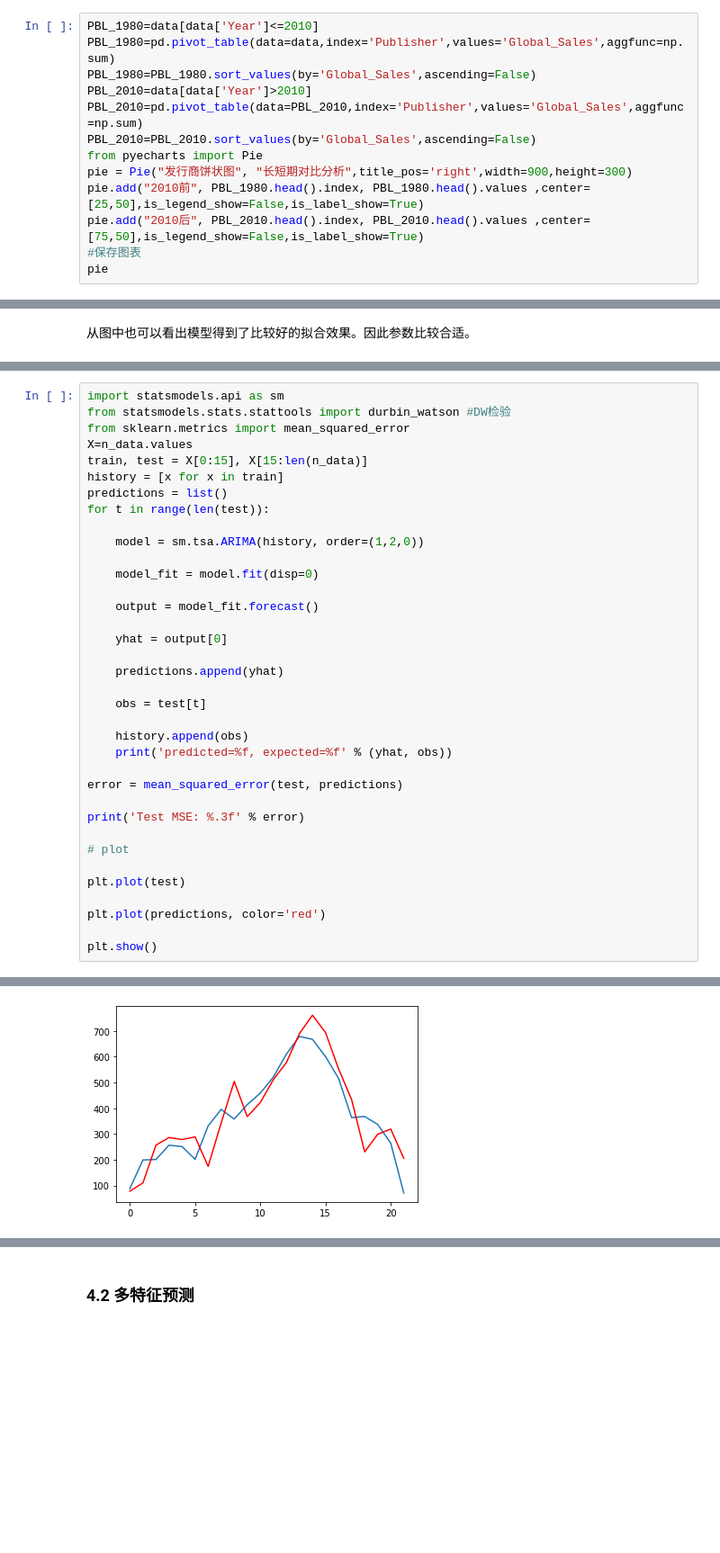
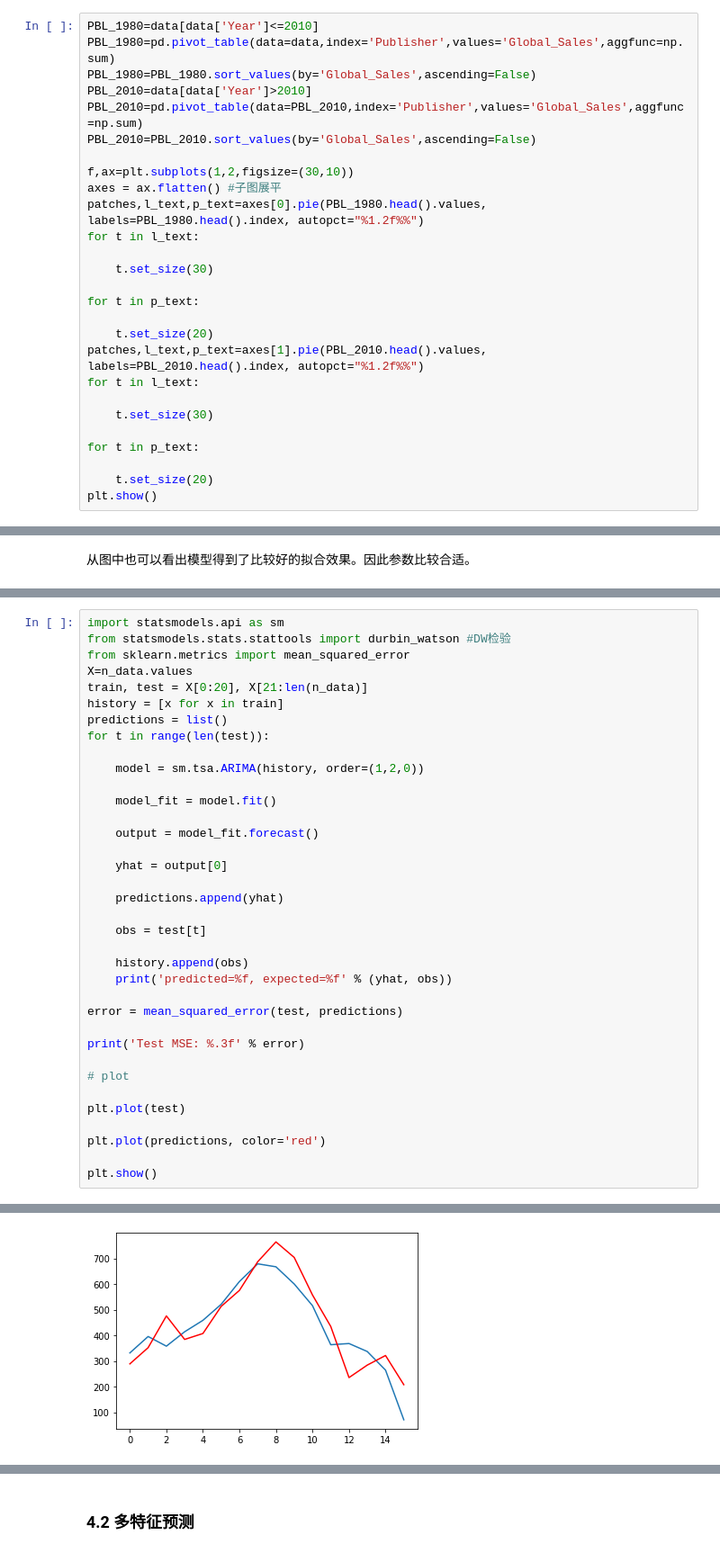
Before and after one commit to zzsynl126/data_mining_3, a Jupyter notebook: homework_3.ipynb, the cells around one changed output, grey strips where cells are left out. Shown at 90% size. Saved outputs shown, nothing was run; the diff lists cells and outputs as text; blank space fills up the shorter version.

```diff
--- a/homework_3.ipynb
+++ b/homework_3.ipynb
@@ -514,10 +530,24 @@ PBL_1980=PBL_1980.sort_values(by='Global_Sales',ascending=False)
 PBL_2010=data[data['Year']>2010]
 PBL_2010=pd.pivot_table(data=PBL_2010,index='Publisher',values='Global_Sales',aggfunc=np.sum)
 PBL_2010=PBL_2010.sort_values(by='Global_Sales',ascending=False)
-from pyecharts import Pie
-pie = Pie("发行商饼状图", "长短期对比分析",title_pos='right',width=900,height=300)
-pie.add("2010前", PBL_1980.head().index, PBL_1980.head().values ,center=[25,50],is_legend_show=False,is_label_show=True)
-pie.add("2010后", PBL_2010.head().index, PBL_2010.head().values ,center=[75,50],is_legend_show=False,is_label_show=True)
-#保存图表
-pie
+
+f,ax=plt.subplots(1,2,figsize=(30,10))
+axes = ax.flatten() #子图展平
+patches,l_text,p_text=axes[0].pie(PBL_1980.head().values, labels=PBL_1980.head().index, autopct="%1.2f%%")
+for t in l_text:
+
+    t.set_size(30)
+
+for t in p_text:
+
+    t.set_size(20)
+patches,l_text,p_text=axes[1].pie(PBL_2010.head().values, labels=PBL_2010.head().index, autopct="%1.2f%%")
+for t in l_text:
+
+    t.set_size(30)
+
+for t in p_text:
+
+    t.set_size(20)
+plt.show()
 # %% [output]
@@ -667,14 +697,14 @@ import statsmodels.api as sm
 from statsmodels.stats.stattools import durbin_watson #DW检验
 from sklearn.metrics import mean_squared_error
 X=n_data.values
-train, test = X[0:15], X[15:len(n_data)]
+train, test = X[0:20], X[21:len(n_data)]
 history = [x for x in train]
 predictions = list()
 for t in range(len(test)):
 
     model = sm.tsa.ARIMA(history, order=(1,2,0))
 
-    model_fit = model.fit(disp=0)
+    model_fit = model.fit()
 
     output = model_fit.forecast()
 
@@ -719 +749 @@ Test MSE: 6337.995
-[figure, old version]
+[figure, new version]
```
Also changed, not shown: parts of 13 cells of this notebook, 1 other file.
